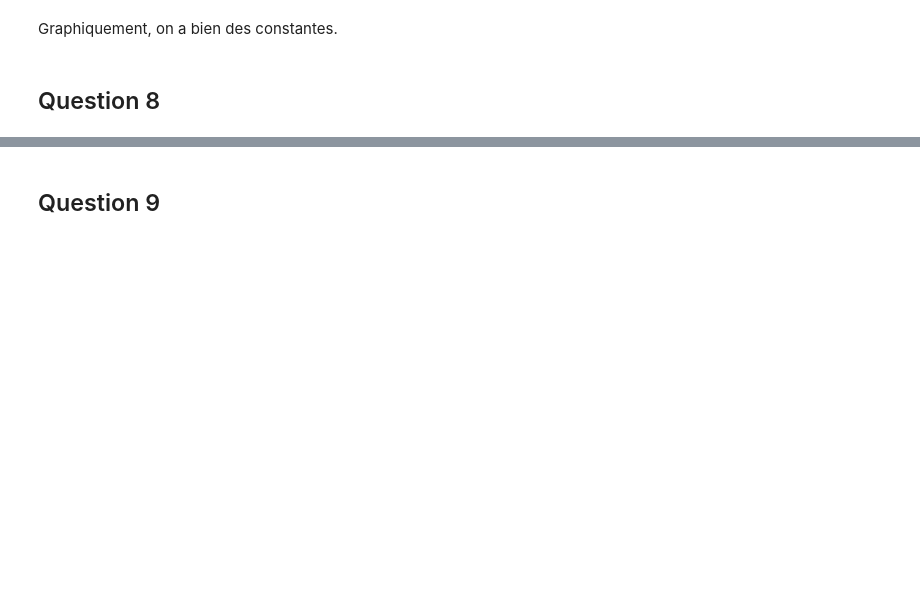
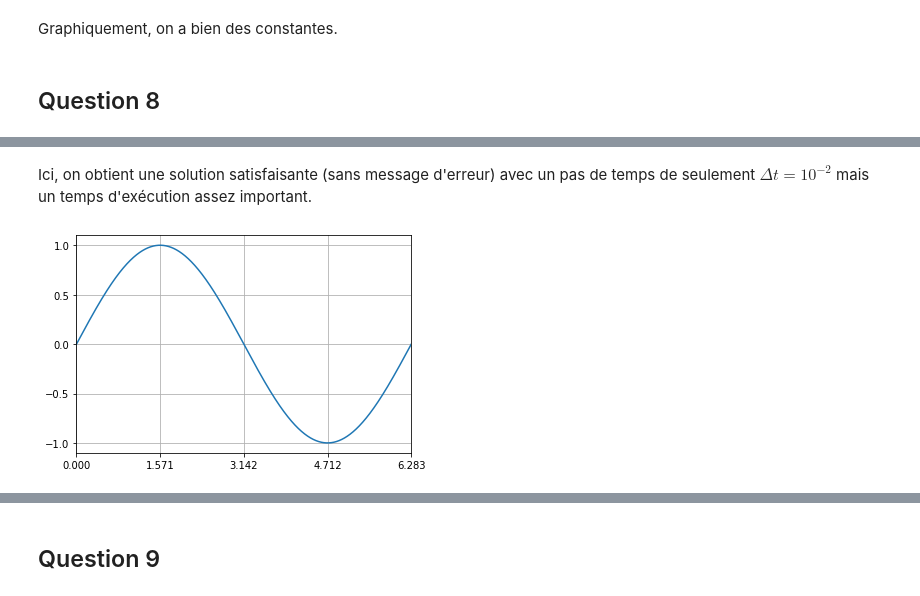
Before and after one commit to 20castro/Projet-equa-diff, a Jupyter notebook: Projet.ipynb, the cells around one changed output, grey strips where cells are left out. Saved outputs shown, nothing was run; the diff lists cells and outputs as text; code cells hidden in the pictures; blank space fills up the shorter version.

```diff
--- a/Projet.ipynb
+++ b/Projet.ipynb
@@ -280,0 +297,18 @@ def solve_euler_explicit(f, x0, dt, t0, tf, itermax = 100) :
+# %%
+def solve_euler_implicit(f, x0, dt, t0, tf, itermax = 100):
+    T = np.arange(t0, tf, dt)
+    X = [x0]
+    for t in T[:-1]:
+        xj = X[-1]
+        z0 = xj + dt*f(t, xj) # valeur donnée par la méthode d'Euler explicite
+        z = xj + dt*f(t, z0)
+        flag = True
+        for cnt in range(itermax):
+            z0, z = z, xj + dt*f(t, z)
+            if np.linalg.norm(z - z0) <= eps:
+                flag = False
+                break
+        if flag:
+            raise ValueError(f"no convergence in {itermax} steps.")
+        X.append(z)
+    return T, np.array(X, dtype = np.float)
@@ -280,0 +331,14 @@ def solve_euler_explicit(f, x0, dt, t0, tf, itermax = 100) :
+# %% [markdown]
+Ici, on obtient une solution satisfaisante (sans message d'erreur) avec un pas de temps de seulement $\Delta t = 10^{-2}$ mais un temps d'exécution assez important.
+# %%
+# Par itération
+
+T, X = solve_euler_implicit(g, np.array([0., 1.]), 10**(-3), 0., 2*np.pi)
+
+plt.plot(T, X[:, 0])
+plt.xlim(0, 2*np.pi)
+plt.xticks(np.arange(0, 6.3, np.pi/2))
+plt.yticks(np.arange(-1, 1.1, .5))
+plt.grid();
+# %% [output]
+[figure, added]
```
Also changed, not shown: parts of 23 cells of this notebook.
